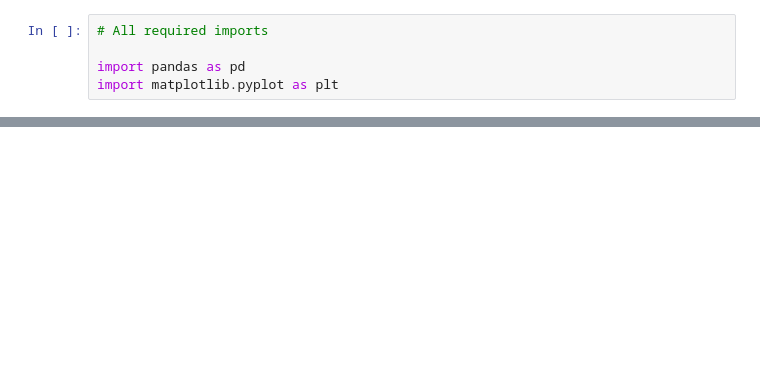
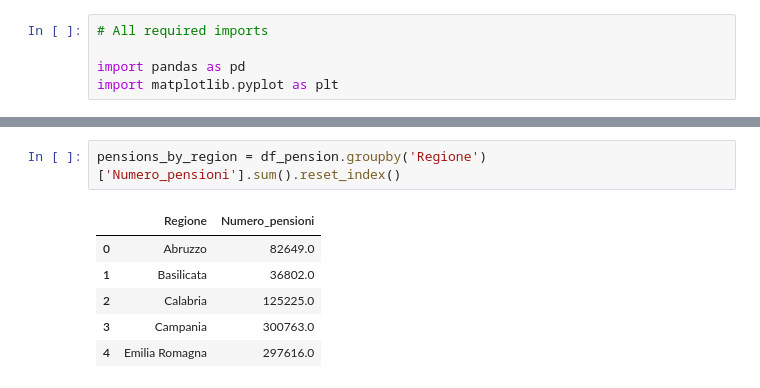
Before and after one commit to rebatoma/italian_pension_investigation, a Jupyter notebook: pension_data.ipynb, the cells around one changed output, grey strips where cells are left out. Saved outputs shown, nothing was run; the diff lists cells and outputs as text; blank space fills up the shorter version.

```diff
--- a/pension_data.ipynb
+++ b/pension_data.ipynb
@@ -25,0 +15,9 @@ df_json.head()
+# %%
+pensions_by_region = df_pension.groupby('Regione')['Numero_pensioni'].sum().reset_index()
+# %% [output]
+|  | Regione | Numero_pensioni |
+| 0 | Abruzzo | 82649.0 |
+| 1 | Basilicata | 36802.0 |
+| 2 | Calabria | 125225.0 |
+| 3 | Campania | 300763.0 |
+| 4 | Emilia Romagna | 297616.0 |
```
Also changed, not shown: parts of 9 cells of this notebook.
